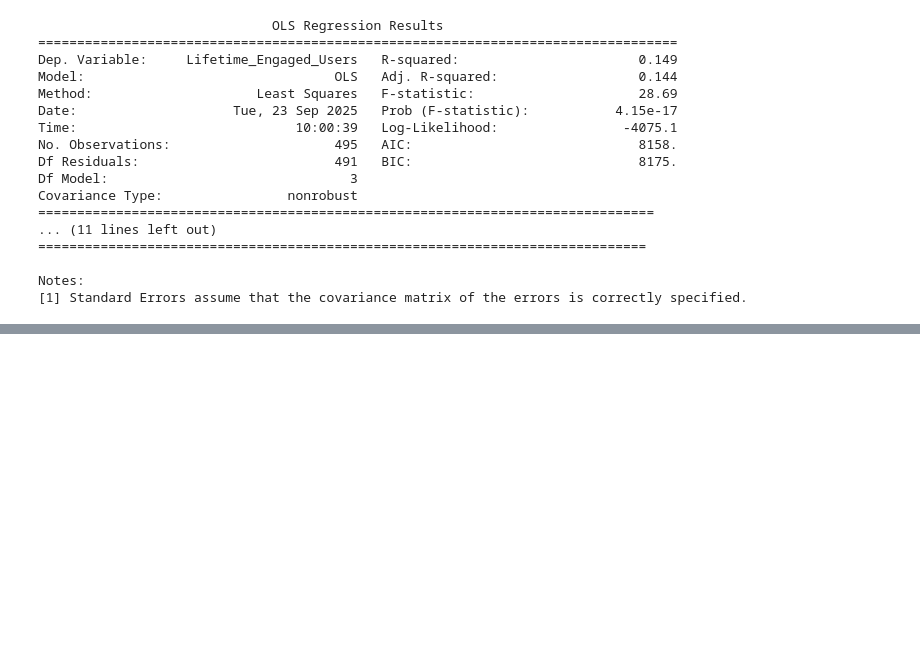
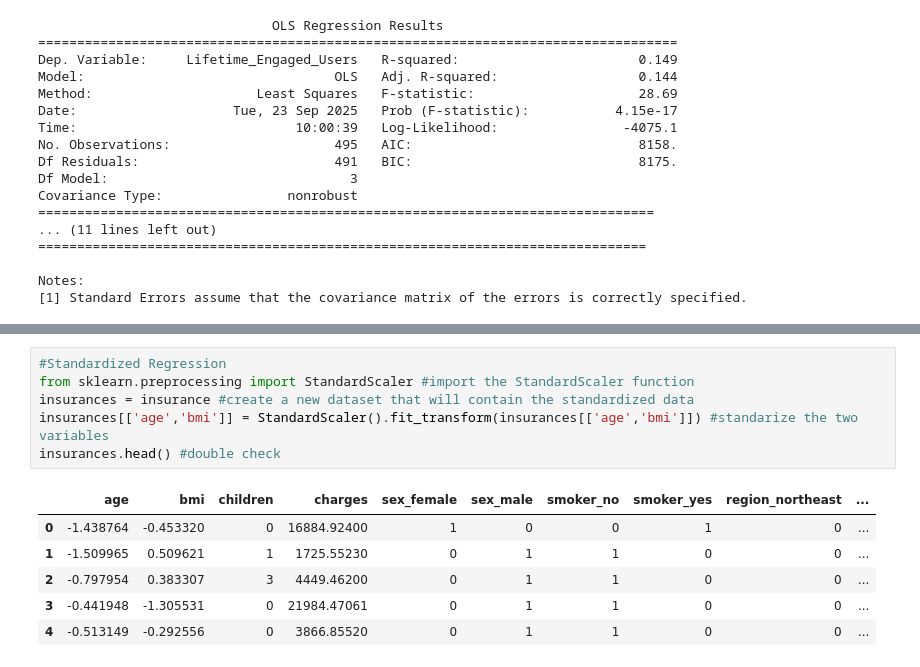
Before and after one commit to Patrick0481/Intro-to-modeling, a Jupyter notebook: Week 3.ipynb, the cells around one changed output, grey strips where cells are left out. Cells and saved outputs as stored; diff of their text form; blank space fills up the shorter version.

```diff
--- a/Week 3.ipynb
+++ b/Week 3.ipynb
@@ -73,0 +135,13 @@ insurance.head()
+# %%
+#Standardized Regression
+from sklearn.preprocessing import StandardScaler #import the StandardScaler function
+insurances = insurance #create a new dataset that will contain the standardized data
+insurances[['age','bmi']] = StandardScaler().fit_transform(insurances[['age','bmi']]) #standarize the two variables
+insurances.head() #double check
+# %% [output]
+|  | age | bmi | children | charges | sex_female | sex_male | smoker_no | smoker_yes | region_northeast | ... |
+| 0 | -1.438764 | -0.453320 | 0 | 16884.92400 | 1 | 0 | 0 | 1 | 0 | ... |
+| 1 | -1.509965 | 0.509621 | 1 | 1725.55230 | 0 | 1 | 1 | 0 | 0 | ... |
+| 2 | -0.797954 | 0.383307 | 3 | 4449.46200 | 0 | 1 | 1 | 0 | 0 | ... |
+| 3 | -0.441948 | -1.305531 | 0 | 21984.47061 | 0 | 1 | 1 | 0 | 0 | ... |
+| 4 | -0.513149 | -0.292556 | 0 | 3866.85520 | 0 | 1 | 1 | 0 | 0 | ... |
```
Also changed, not shown: parts of 5 cells of this notebook.
